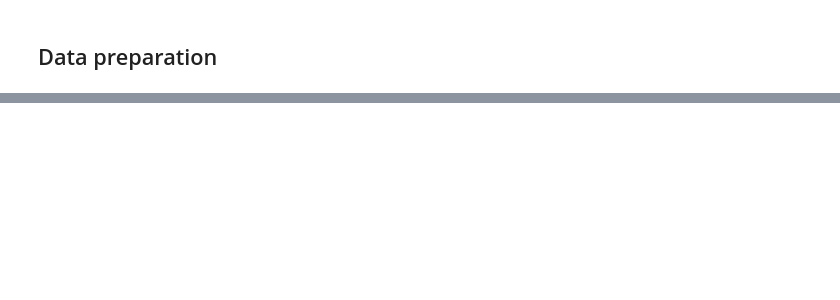
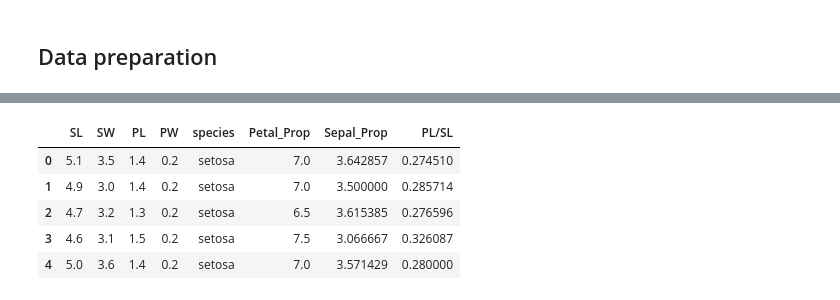
Before and after one commit to Drieger/iris-dataset-eda, a Jupyter notebook: iris.ipynb, the cells around one changed output, grey strips where cells are left out. Cells and saved outputs as stored; diff of their text form; code cells hidden in the pictures; blank space fills up the shorter version.

Commit message:
chore: add transformer to compute proportion between features

```diff
--- a/iris.ipynb
+++ b/iris.ipynb
@@ -83,10 +92,15 @@ Map column names to make it easier to reference
 # Change column names to make it easier
 df = df.rename(columns={
     'sepal length (cm)': 'SL',
-    'sepal width (cm)': 'SW',
+    'sepal width (cm)':  'SW',
     'petal length (cm)': 'PL',
-    'petal width (cm)': 'PW'
+    'petal width (cm)':  'PW'
 })
+
+# Save this step to use it after
+df_renamed = df.copy()
+
+# Display result
 df.head()
 # %% [output]
 |  | SL | SW | PL | PW | species |
@@ -333,0 +352,27 @@ plt.show()
+# %%
+# Create a custom Transformer to create new features
+class ProportionTransformer(TransformerMixin, BaseEstimator):
+    """Calculate petal length and width proportion"""
+    def __init__(self, new_prop, divisor_prop, dividend_prop):
+        self.new_prop = new_prop
+        self.divisor_prop = divisor_prop
+        self.dividend_prop = dividend_prop
+
+    def fit(self, X, y=None):
+        """Fit method does nothing"""
+        self.is_fitted_ = True
+        return self
+
+    def transform(self, X, y=None):
+        """Compute the proportino between divisor and dividend"""
+        X[self.new_prop] = X[self.divisor_prop] / X[self.dividend_prop]
+        return X
+# %%
+pipeline = Pipeline(steps=[
+    ('petal_proportion', ProportionTransformer('Petal_Prop', 'PL', 'PW')),
+    ('sepal_propostion', ProportionTransformer('Sepal_Prop', 'SL', 'PL')),
+    ('pl/sl', ProportionTransformer('PL/SL', 'PL', 'SL'))
+])
+
+# Call fit with any data as it does nothing
+pipeline.fit(df_renamed)
@@ -333,0 +389,10 @@ plt.show()
+# %%
+transformed = pipeline.transform(df_renamed)
+transformed.head()
+# %% [output]
+|  | SL | SW | PL | PW | species | Petal_Prop | Sepal_Prop | PL/SL |
+| 0 | 5.1 | 3.5 | 1.4 | 0.2 | setosa | 7.0 | 3.642857 | 0.274510 |
+| 1 | 4.9 | 3.0 | 1.4 | 0.2 | setosa | 7.0 | 3.500000 | 0.285714 |
+| 2 | 4.7 | 3.2 | 1.3 | 0.2 | setosa | 6.5 | 3.615385 | 0.276596 |
+| 3 | 4.6 | 3.1 | 1.5 | 0.2 | setosa | 7.5 | 3.066667 | 0.326087 |
+| 4 | 5.0 | 3.6 | 1.4 | 0.2 | setosa | 7.0 | 3.571429 | 0.280000 |
```
Also changed, not shown: parts of 8 cells of this notebook.
